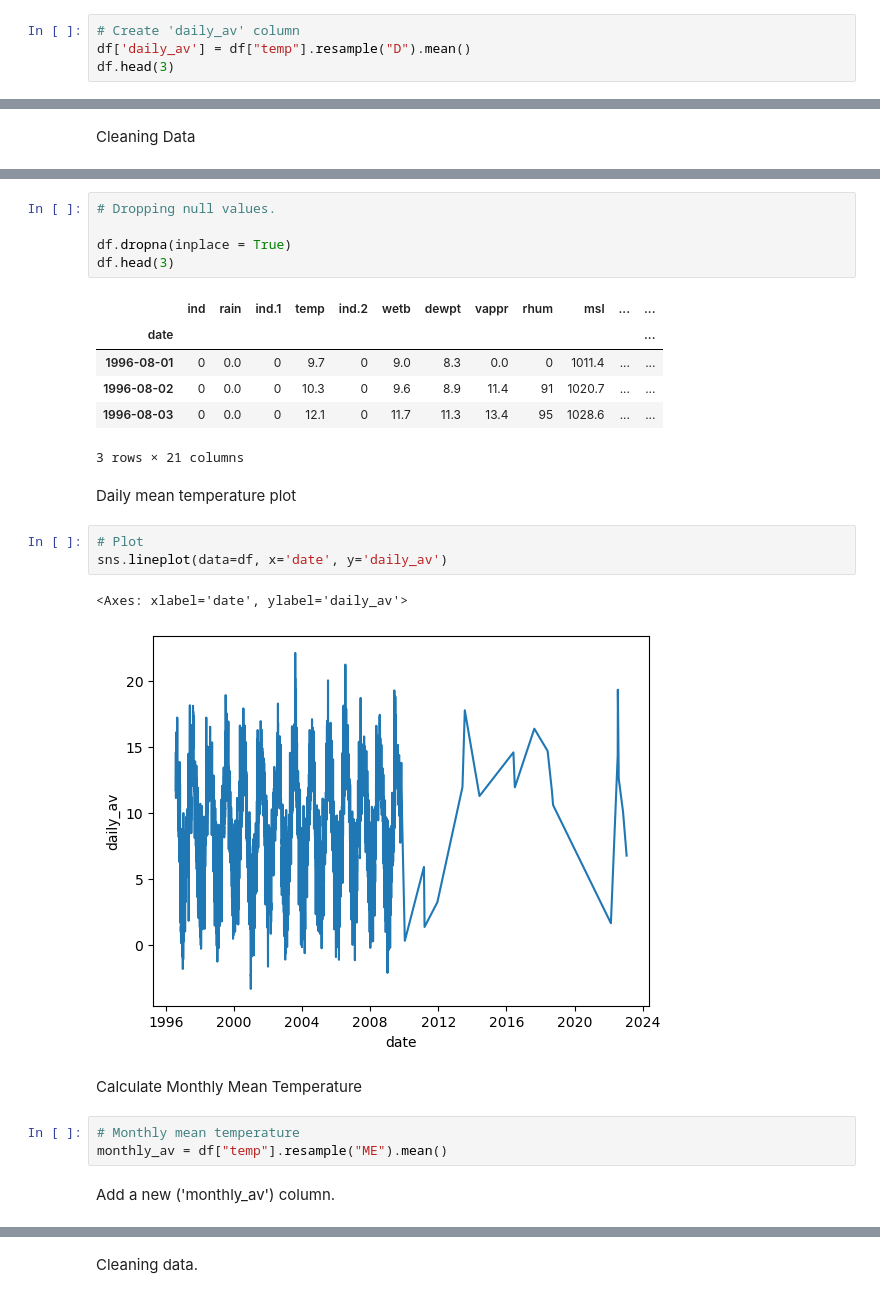
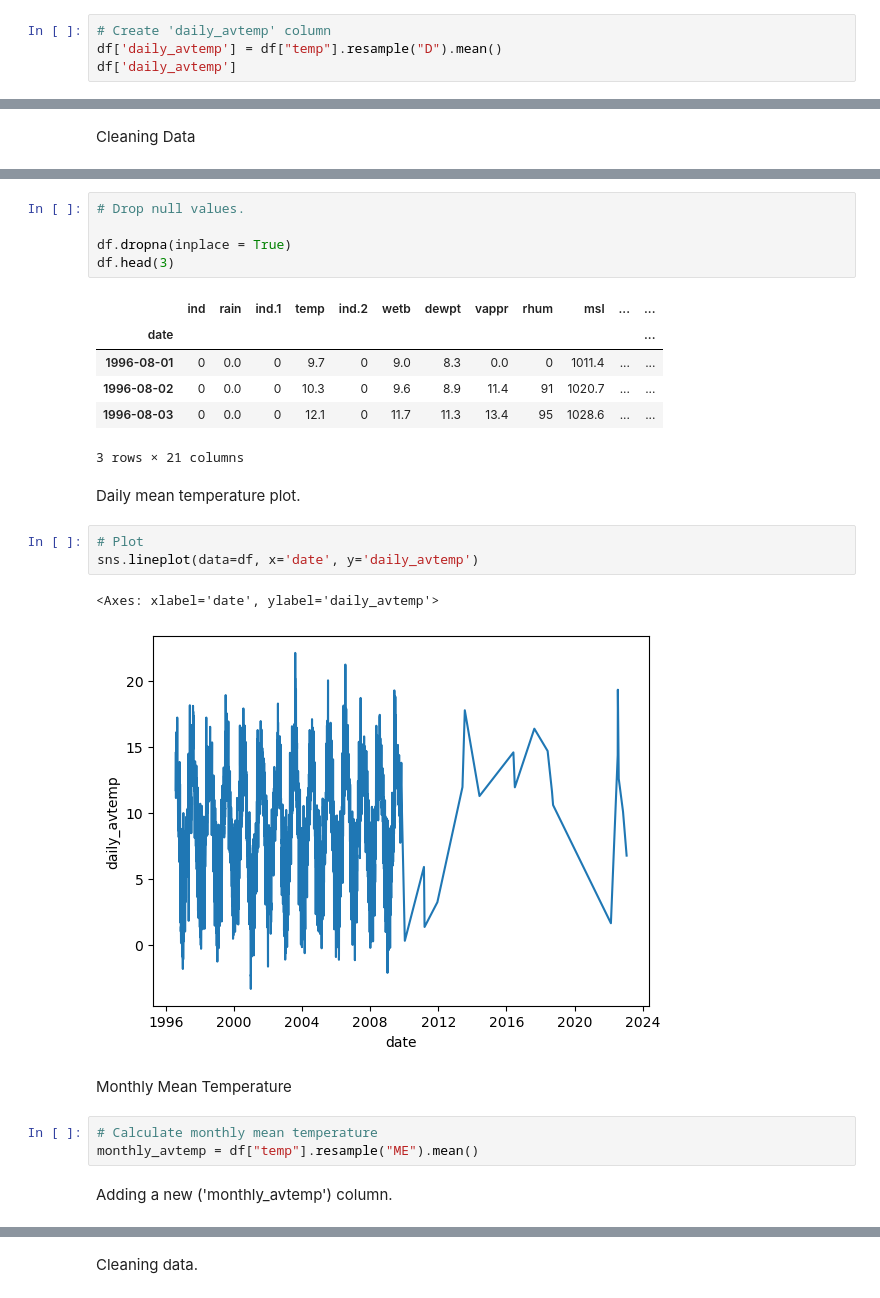
Before and after one commit to PCM11/PFDA---Assignments, a Jupyter notebook: assignment_6_weather.ipynb, the cells around one changed output, grey strips where cells are left out. Saved outputs shown, nothing was run; the diff lists cells and outputs as text.

```diff
--- a/assignment_6_weather.ipynb
+++ b/assignment_6_weather.ipynb
@@ -140,5 +123,5 @@ Add a new column ('daily_av').
 # %%
-# Create 'daily_av' column
-df['daily_av'] = df["temp"].resample("D").mean()
-df.head(3)
+# Create 'daily_avtemp' column
+df['daily_avtemp'] = df["temp"].resample("D").mean()
+df['daily_avtemp']
 # %% [output]
@@ -170,5 +143,5 @@ Name: daily_av, Length: 185424, dtype: bool
 # %%
-# Dropping null values.
+# Drop null values.
 
 df.dropna(inplace = True)
 df.head(3)
@@ -180,18 +153,18 @@ df.head(3)
 | 1996-08-03 | 0 | 0.0 | 0 | 12.1 | 0 | 11.7 | 11.3 | 13.4 | 95 | 1028.6 | ... | ... |
 3 rows × 21 columns
 # %% [markdown]
-Daily mean temperature plot
+Daily mean temperature plot.
 # %%
 # Plot
-sns.lineplot(data=df, x='date', y='daily_av')
+sns.lineplot(data=df, x='date', y='daily_avtemp')
 # %% [output]
-<Axes: xlabel='date', ylabel='daily_av'>
+<Axes: xlabel='date', ylabel='daily_avtemp'>
-[figure, old version]
+[figure, new version]
 # %% [markdown]
-Calculate Monthly Mean Temperature
+Monthly Mean Temperature
 # %%
-# Monthly mean temperature
-monthly_av = df["temp"].resample("ME").mean()
+# Calculate monthly mean temperature
+monthly_avtemp = df["temp"].resample("ME").mean()
 # %% [markdown]
-Add a new ('monthly_av') column.
+Adding a new ('monthly_avtemp') column.
 # %%
```
Also changed, not shown: parts of 40 cells of this notebook, 5 other files.
